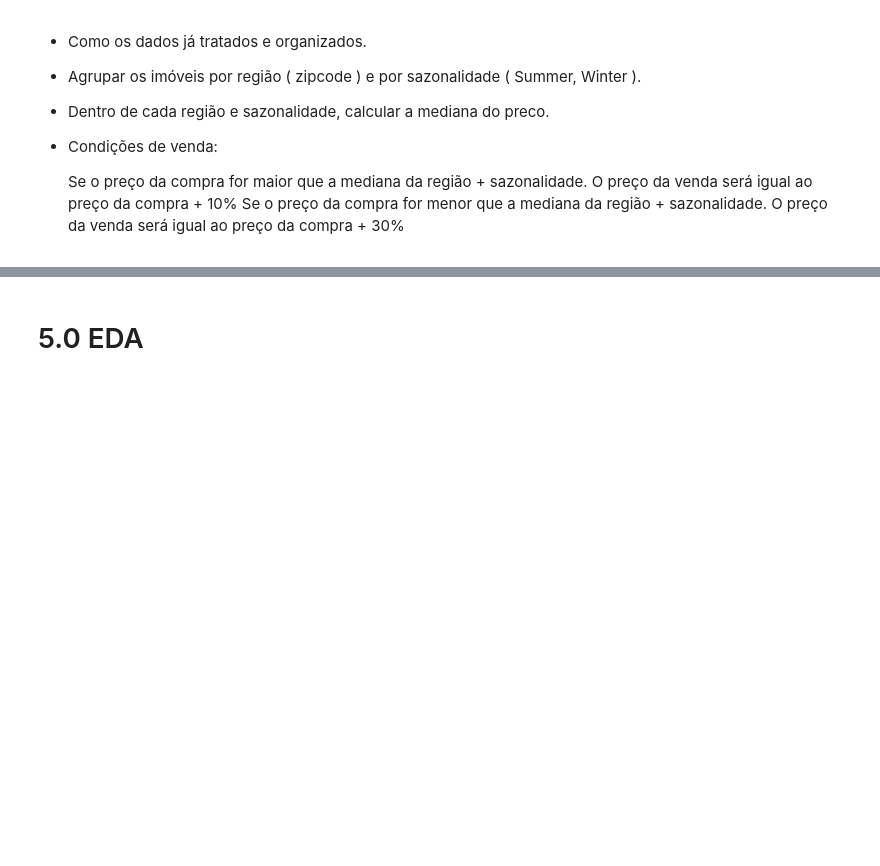
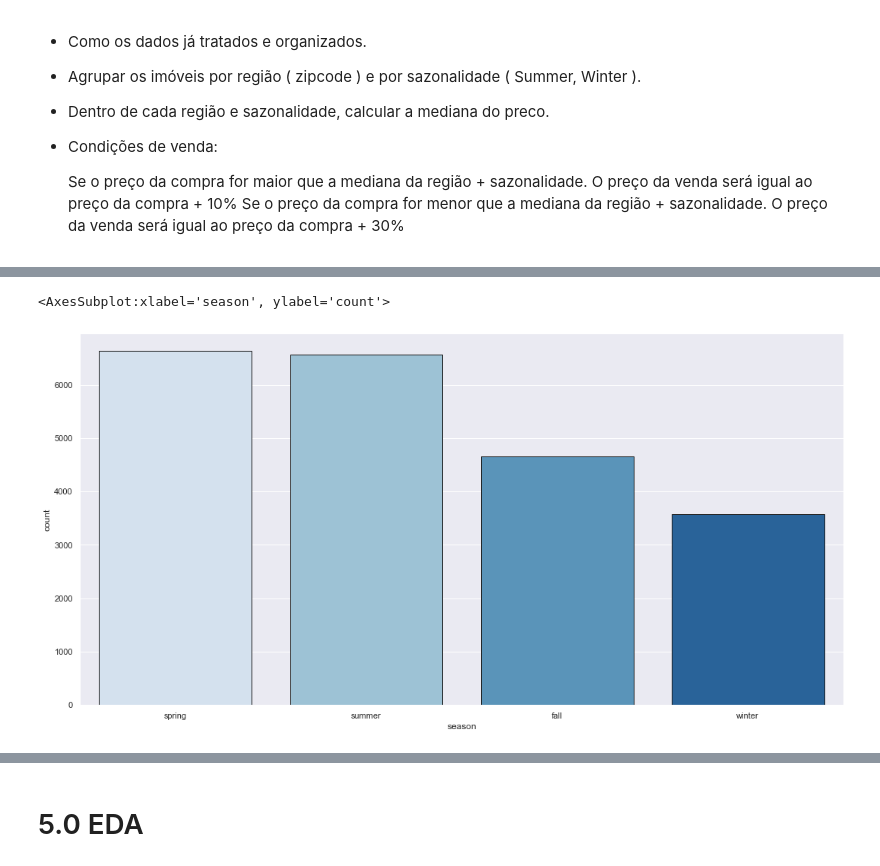
Before and after one commit to Leonardodsch/house-rocket-insights, a Jupyter notebook: house_rocket_insights.ipynb, the cells around one changed output, grey strips where cells are left out. Drawn from its saved outputs; the diff is of its cells as text; code cells hidden in the pictures; blank space fills up the shorter version.

```diff
--- a/house_rocket_insights.ipynb
+++ b/house_rocket_insights.ipynb
@@ -353,0 +370,7 @@ df_sugestions02.head()
+# %%
+# number of houses for each season
+
+sns.countplot(data['season'], edgecolor='k', palette='Blues', order=data['season'].value_counts().index)
+# %% [output]
+<AxesSubplot:xlabel='season', ylabel='count'>
+[figure, added]
```
Also changed, not shown: parts of 36 cells of this notebook, 2 other files.
